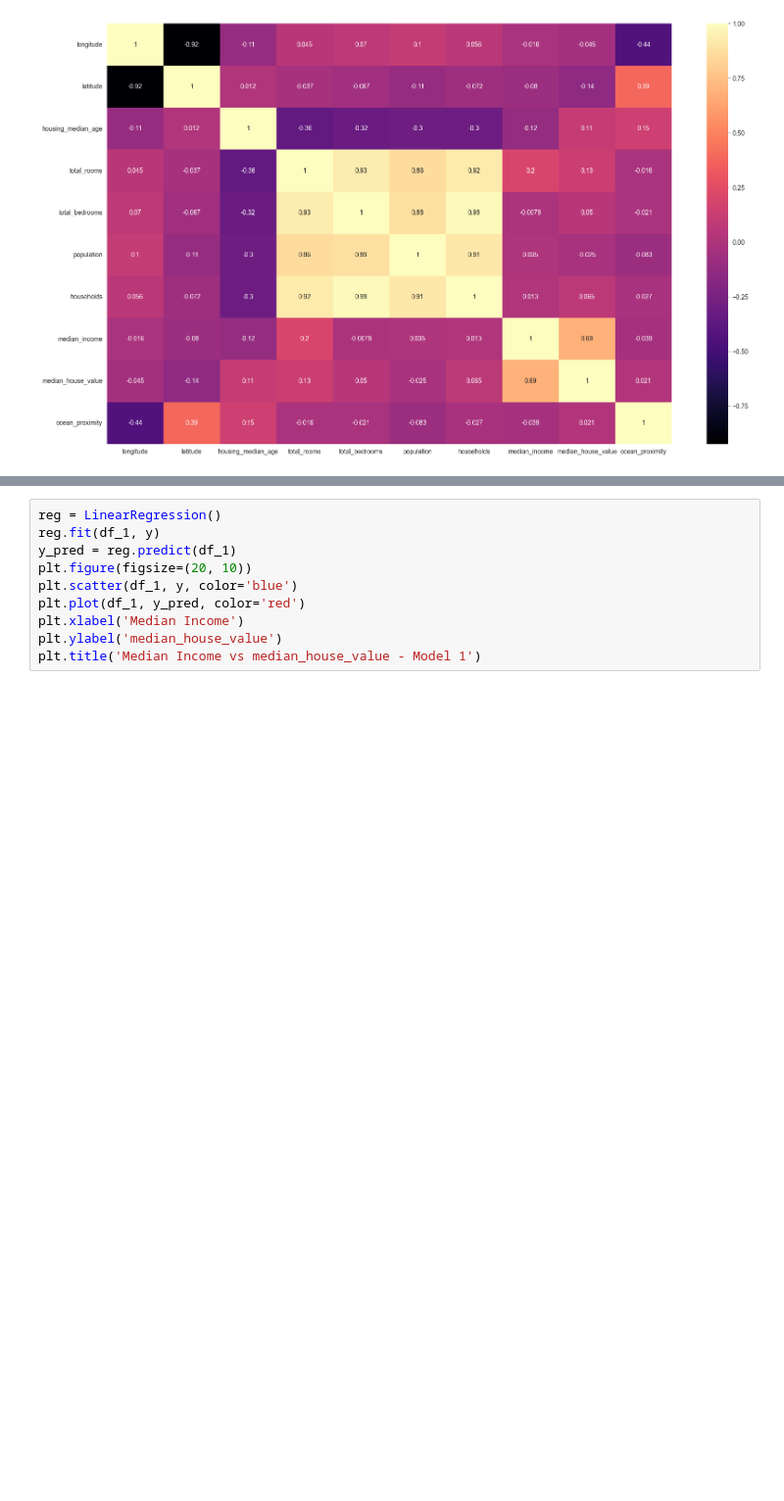
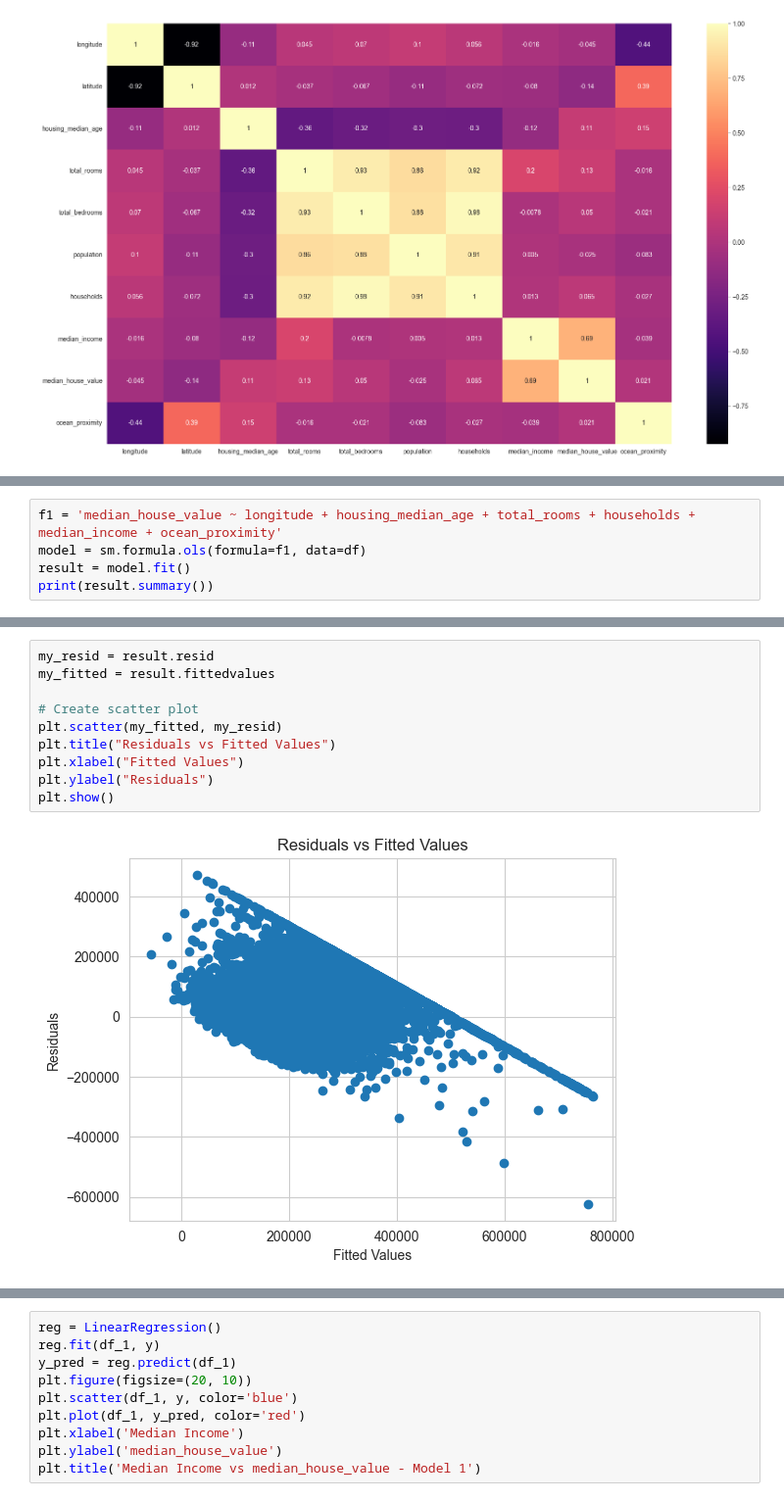
Before and after one commit to ROHIT32767/BRSM, a Jupyter notebook: Assignments/Regression Assignment/2021101113.ipynb, the cells around one changed output, grey strips where cells are left out. Shown at 98% size. Cells and saved outputs as stored; diff of their text form; blank space fills up the shorter version.

```diff
--- a/Assignments/Regression Assignment/2021101113.ipynb
+++ b/Assignments/Regression Assignment/2021101113.ipynb
@@ -47,0 +106,5 @@ plt.show()
+# %%
+f1 = 'median_house_value ~ longitude + housing_median_age + total_rooms + households + median_income + ocean_proximity'
+model = sm.formula.ols(formula=f1, data=df)
+result = model.fit()
+print(result.summary())
@@ -47,0 +187,12 @@ plt.show()
+# %%
+my_resid = result.resid
+my_fitted = result.fittedvalues
+
+# Create scatter plot
+plt.scatter(my_fitted, my_resid)
+plt.title("Residuals vs Fitted Values")
+plt.xlabel("Fitted Values")
+plt.ylabel("Residuals")
+plt.show()
+# %% [output]
+[figure, added]
```
Also changed, not shown: parts of 32 cells of this notebook, 9 other files.
